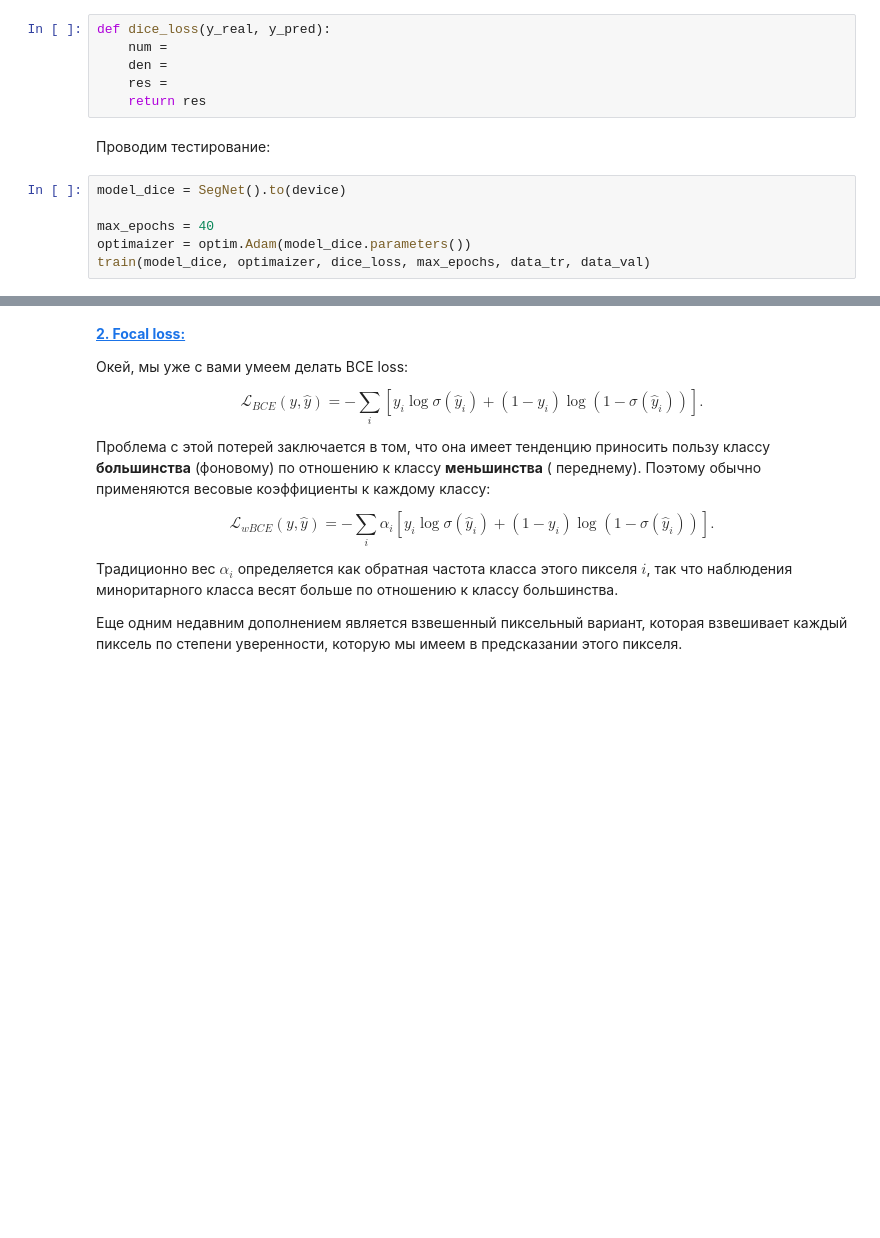
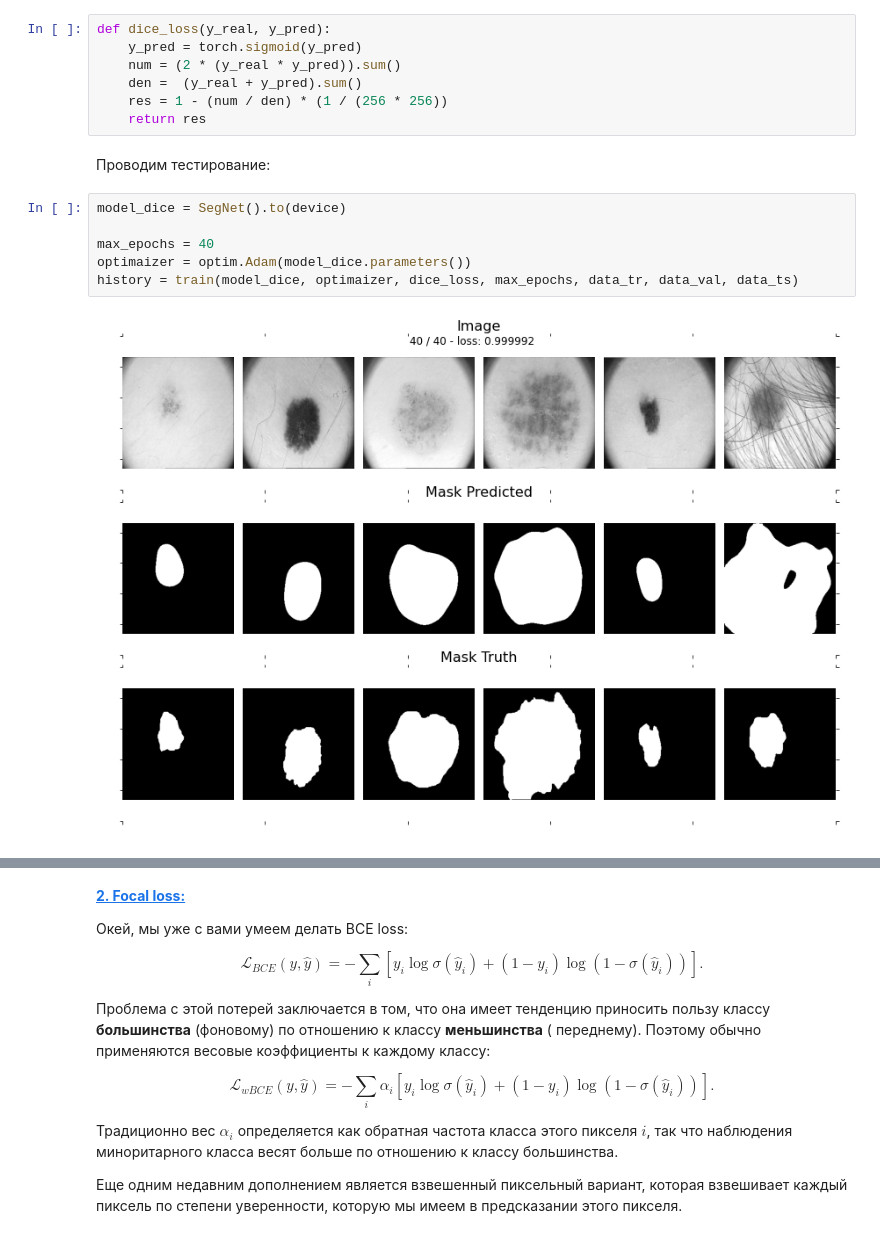
Before and after one commit to imvladikon/deep_learning_school, a Jupyter notebook: semester_1/week_7/[hw]semantic_segmentation.ipynb, the cells around one changed output, grey strips where cells are left out. Drawn from its saved outputs; the diff is of its cells as text; blank space fills up the shorter version.

```diff
--- a/semester_1/week_7/[hw]semantic_segmentation.ipynb
+++ b/semester_1/week_7/[hw]semantic_segmentation.ipynb
@@ -370,17 +607,20 @@ $$\mathcal L_D(X,Y) = 1-\frac{1}{256 \times 256} \times \sum_i\frac{2X_iY_i}{X_i
 Не забудьте подумать о численной нестабильности, возникающей в математической формуле.
 # %%
 def dice_loss(y_real, y_pred):
-    num =
-    den =
-    res =
+    y_pred = torch.sigmoid(y_pred)
+    num = (2 * (y_real * y_pred)).sum()
+    den =  (y_real + y_pred).sum()
+    res = 1 - (num / den) * (1 / (256 * 256))
     return res
 # %% [markdown]
 Проводим тестирование:
 # %%
 model_dice = SegNet().to(device)
 
 max_epochs = 40
 optimaizer = optim.Adam(model_dice.parameters())
-train(model_dice, optimaizer, dice_loss, max_epochs, data_tr, data_val)
+history = train(model_dice, optimaizer, dice_loss, max_epochs, data_tr, data_val, data_ts)
+# %% [output]
+[figure, added]
 # %%
 score_model(model_dice, iou_pytorch, data_val)
```
Also changed, not shown: parts of 71 cells of this notebook.
